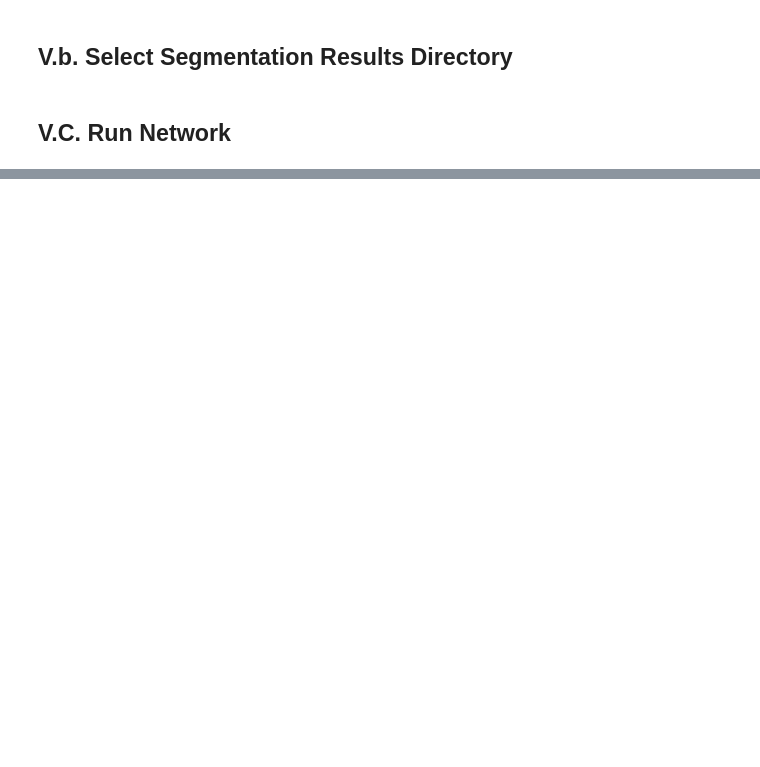
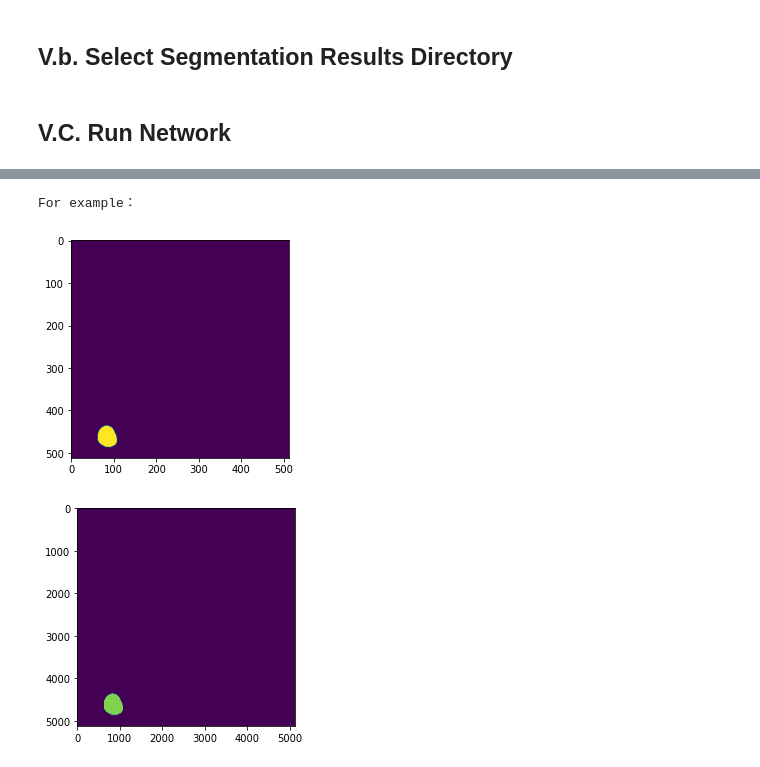
Before and after one commit to DDDog-WANG/Telescope-cell-image-recognition, a Jupyter notebook: Segmentation/MaskRCNN_testonly.ipynb, the cells around one changed output, grey strips where cells are left out. Saved outputs shown, nothing was run; the diff lists cells and outputs as text; code cells hidden in the pictures; blank space fills up the shorter version.

```diff
--- a/Segmentation/MaskRCNN_testonly.ipynb
+++ b/Segmentation/MaskRCNN_testonly.ipynb
@@ -921,0 +948,20 @@ SyntaxError: ignored
+# %%
+# For example
+print("For example：")
+# mask 512*512
+mask=r['masks'][:,:,11]
+img_mask = np.zeros((512,512))
+for x in range(512):
+    for y in range(512):
+        if mask[x][y] == True:
+            img_mask[x][y]=1
+plt.imshow(img_mask)
+plt.show()
+
+# mask 5120*5120
+plt.imshow(img_mask_all[11])
+plt.show()
+# %% [output]
+For example：
+[figure, added]
+[figure, added]
```
Also changed, not shown: parts of 42 cells of this notebook, 29 other files.
